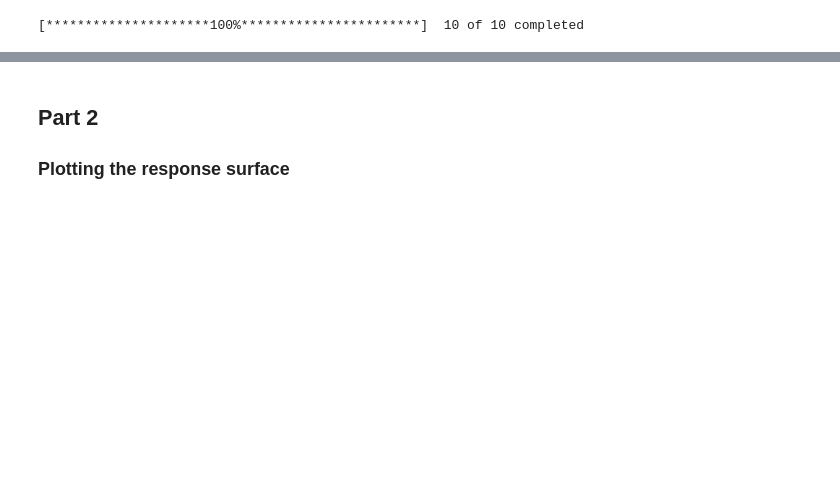
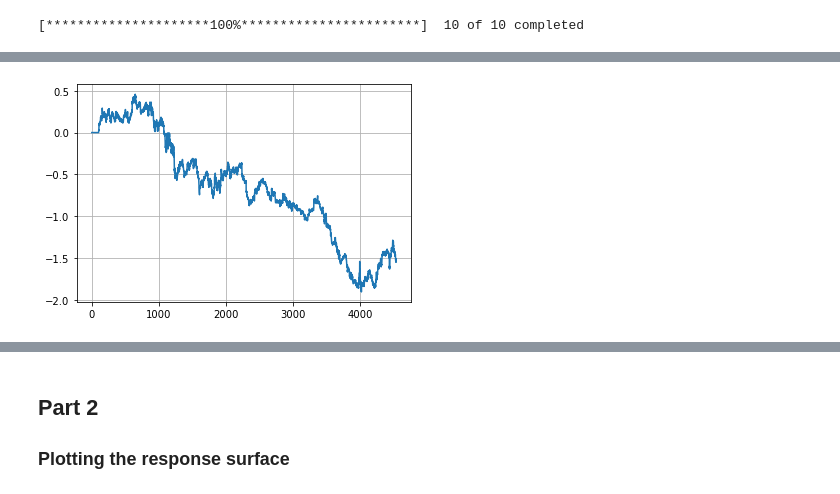
Before and after one commit to halilcodes/quant-trading-essentials, a Jupyter notebook: para_optimisation.ipynb, the cells around one changed output, grey strips where cells are left out. Drawn from its saved outputs; the diff is of its cells as text; code cells hidden in the pictures; blank space fills up the shorter version.

```diff
--- a/para_optimisation.ipynb
+++ b/para_optimisation.ipynb
@@ -68,5 +82,11 @@ def backtest(sym,p1,p2,polarity = 1):
 
     return unrlzd
+# %%
+pnl_hch = backtest('ORCL', 20, 60)
+plt.plot(np.cumsum(pnl_hch))
+plt.grid()
+# %% [output]
+[figure, added]
 # %%
 pnl = backtest('ORCL',20,60, polarity=-1)
 plt.plot(np.cumsum(pnl))
```
Also changed, not shown: parts of 14 cells of this notebook, 3 other files.
